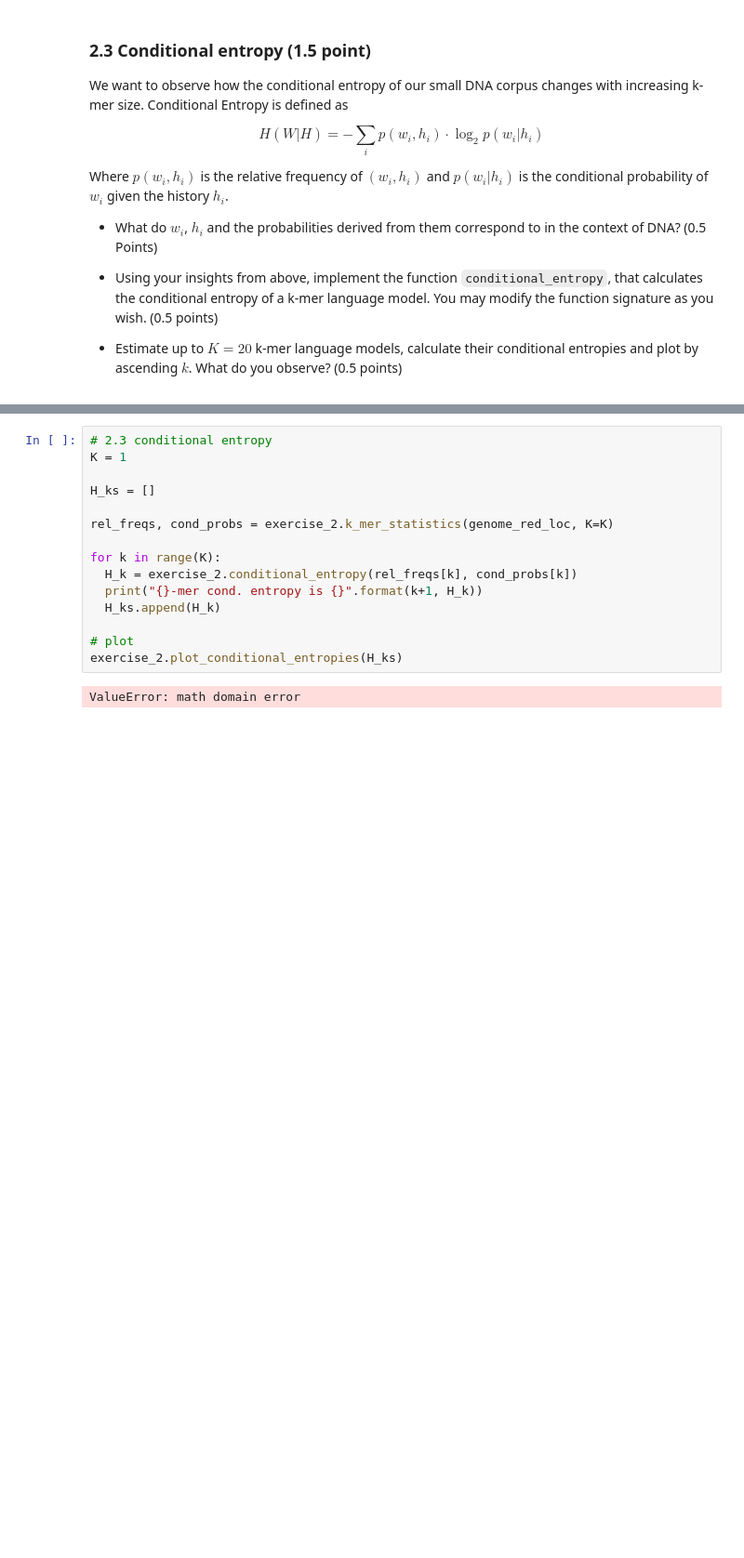
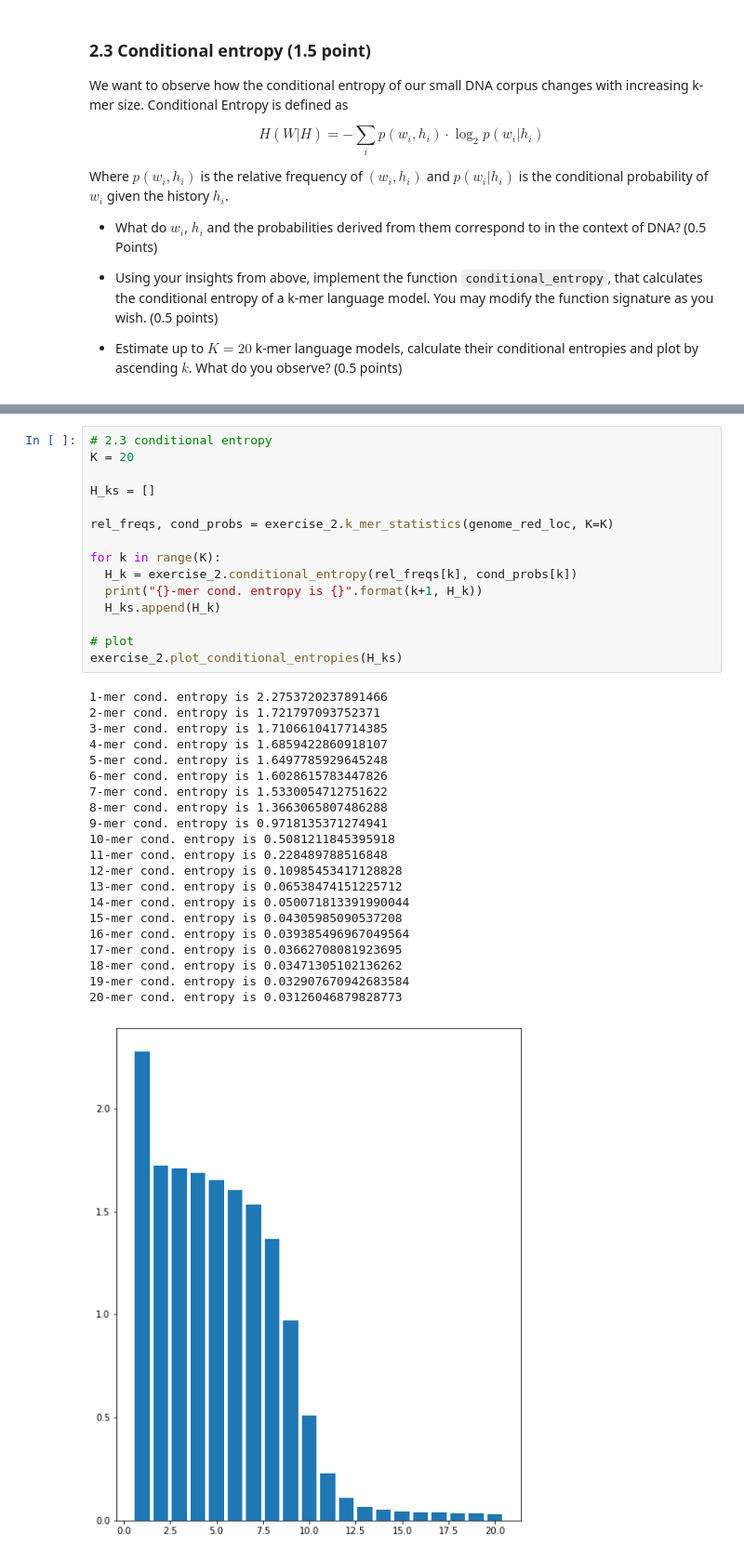
Before and after one commit to pmarkovic/snlp, a Jupyter notebook: assignment_4/Assignment4.ipynb, the cells around one changed output, grey strips where cells are left out. Shown at 93% size. Saved outputs shown, nothing was run; the diff lists cells and outputs as text; blank space fills up the shorter version.

```diff
--- a/assignment_4/Assignment4.ipynb
+++ b/assignment_4/Assignment4.ipynb
@@ -176,20 +184,40 @@ Where $p(w_i,h_i)$ is the relative frequency of $(w_i, h_i)$ and $p(w_i|h_i)$ is
 # %%
 # 2.3 conditional entropy
-K = 1
+K = 20
 
 H_ks = []
 
 rel_freqs, cond_probs = exercise_2.k_mer_statistics(genome_red_loc, K=K)
 
 for k in range(K):
   H_k = exercise_2.conditional_entropy(rel_freqs[k], cond_probs[k])
   print("{}-mer cond. entropy is {}".format(k+1, H_k))
   H_ks.append(H_k)
 
 # plot
 exercise_2.plot_conditional_entropies(H_ks)
 # %% [output]
-ValueError: math domain error
+1-mer cond. entropy is 2.2753720237891466
+2-mer cond. entropy is 1.721797093752371
+3-mer cond. entropy is 1.7106610417714385
+4-mer cond. entropy is 1.6859422860918107
+5-mer cond. entropy is 1.6497785929645248
+6-mer cond. entropy is 1.6028615783447826
+7-mer cond. entropy is 1.5330054712751622
+8-mer cond. entropy is 1.3663065807486288
+9-mer cond. entropy is 0.9718135371274941
+10-mer cond. entropy is 0.5081211845395918
+11-mer cond. entropy is 0.228489788516848
+12-mer cond. entropy is 0.10985453417128828
+13-mer cond. entropy is 0.06538474151225712
+14-mer cond. entropy is 0.050071813391990044
+15-mer cond. entropy is 0.04305985090537208
+16-mer cond. entropy is 0.039385496967049564
+17-mer cond. entropy is 0.03662708081923695
+18-mer cond. entropy is 0.03471305102136262
+19-mer cond. entropy is 0.032907670942683584
+20-mer cond. entropy is 0.03126046879828773
+[figure, added]
 # %% [markdown]
 ### 2.4 Tandem repeats (2 points)
 
```
Also changed, not shown: parts of 8 cells of this notebook, 2 other files.
